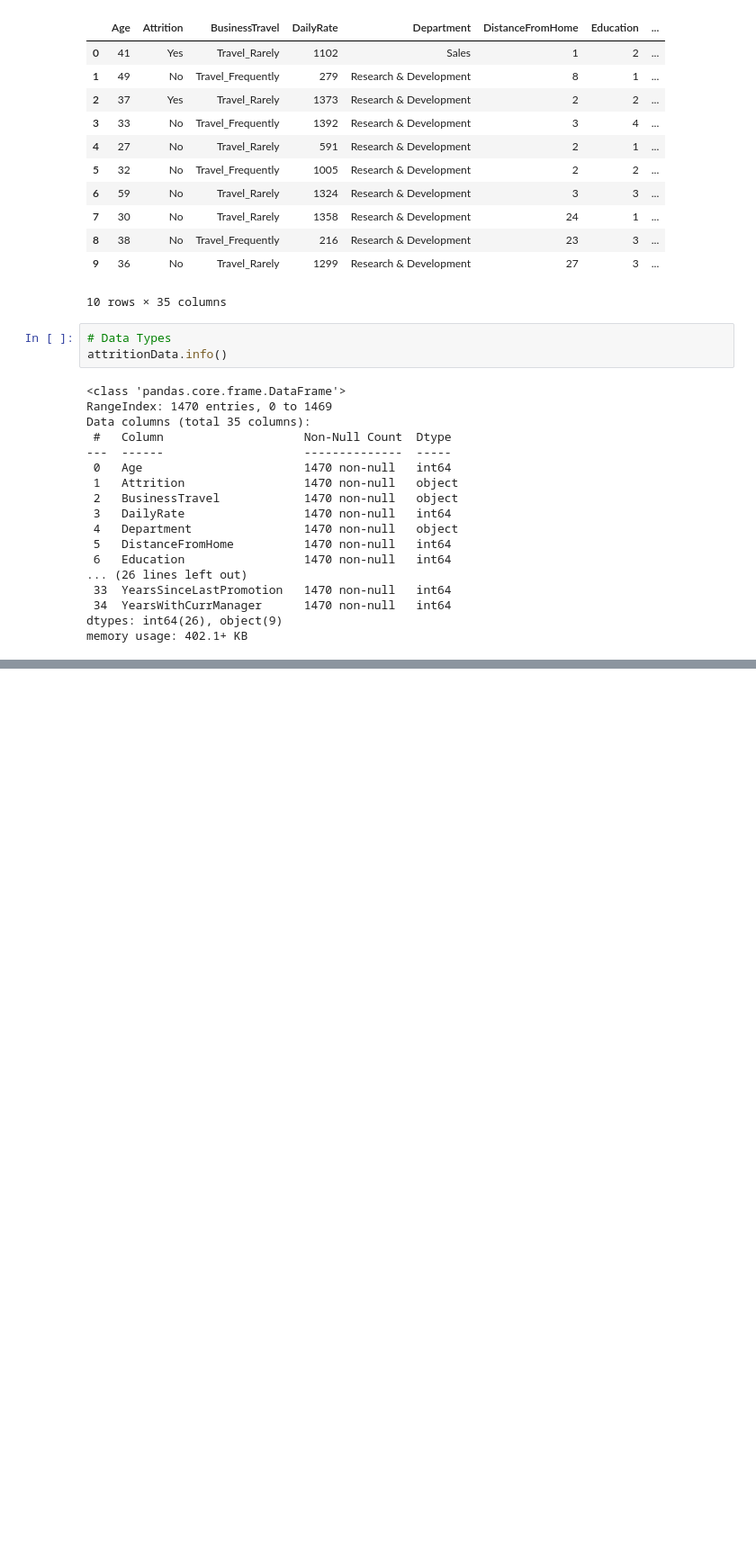
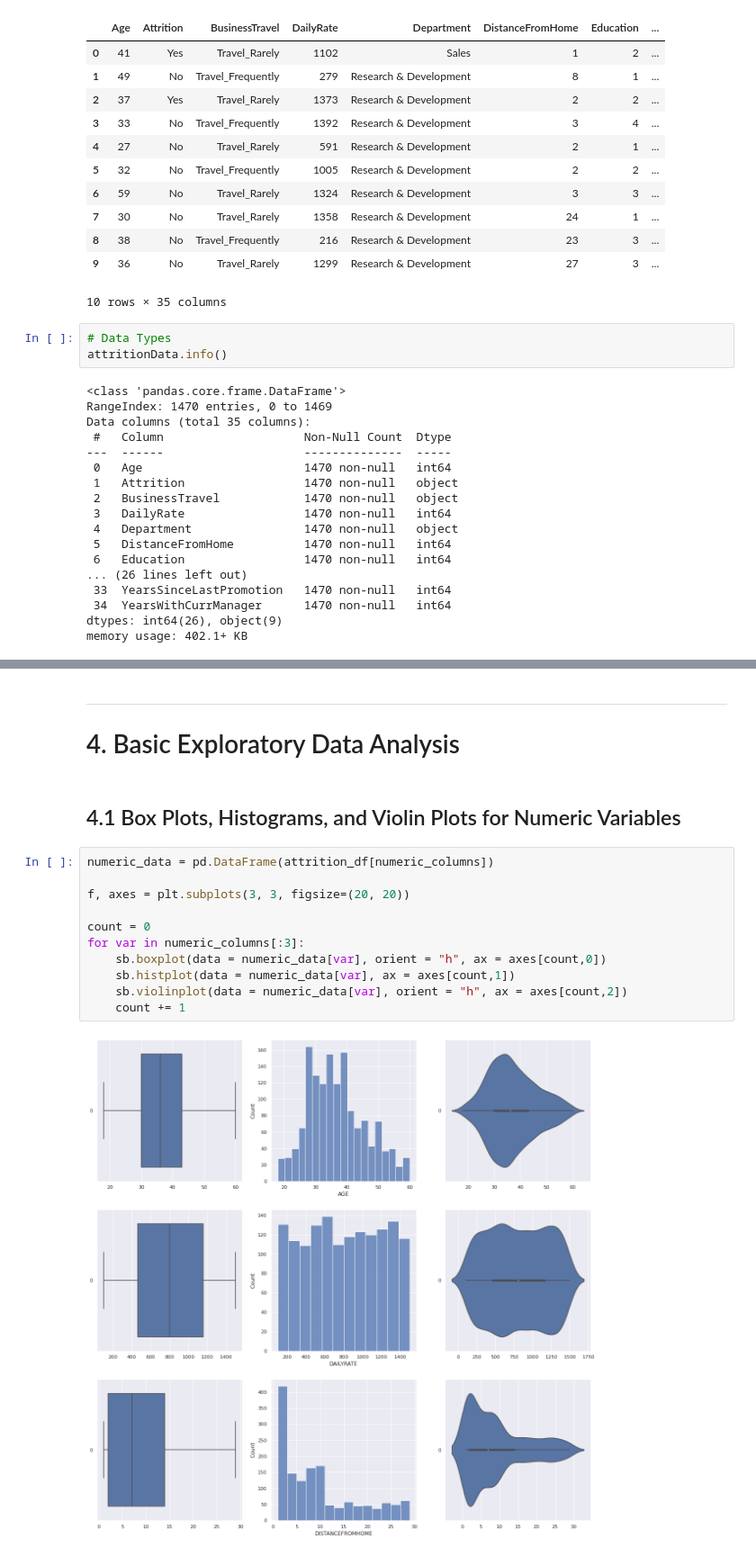
Before and after one commit to Xuanniee/SC1015_Mini_Project, a Jupyter notebook: notebook.ipynb, the cells around one changed output, grey strips where cells are left out. Shown at 90% size. Saved outputs shown, nothing was run; the diff lists cells and outputs as text; blank space fills up the shorter version.

```diff
--- a/notebook.ipynb
+++ b/notebook.ipynb
@@ -161,0 +337,19 @@ print(attrition_df)
+# %% [markdown]
+---
+
+# 4. Basic Exploratory Data Analysis
+# %% [markdown]
+## 4.1 Box Plots, Histograms, and Violin Plots for Numeric Variables
+# %%
+numeric_data = pd.DataFrame(attrition_df[numeric_columns])
+
+f, axes = plt.subplots(3, 3, figsize=(20, 20))
+
+count = 0
+for var in numeric_columns[:3]:
+    sb.boxplot(data = numeric_data[var], orient = "h", ax = axes[count,0])
+    sb.histplot(data = numeric_data[var], ax = axes[count,1])
+    sb.violinplot(data = numeric_data[var], orient = "h", ax = axes[count,2])
+    count += 1
+# %% [output]
+[figure, added]
```
Also changed, not shown: parts of 121 cells of this notebook.
